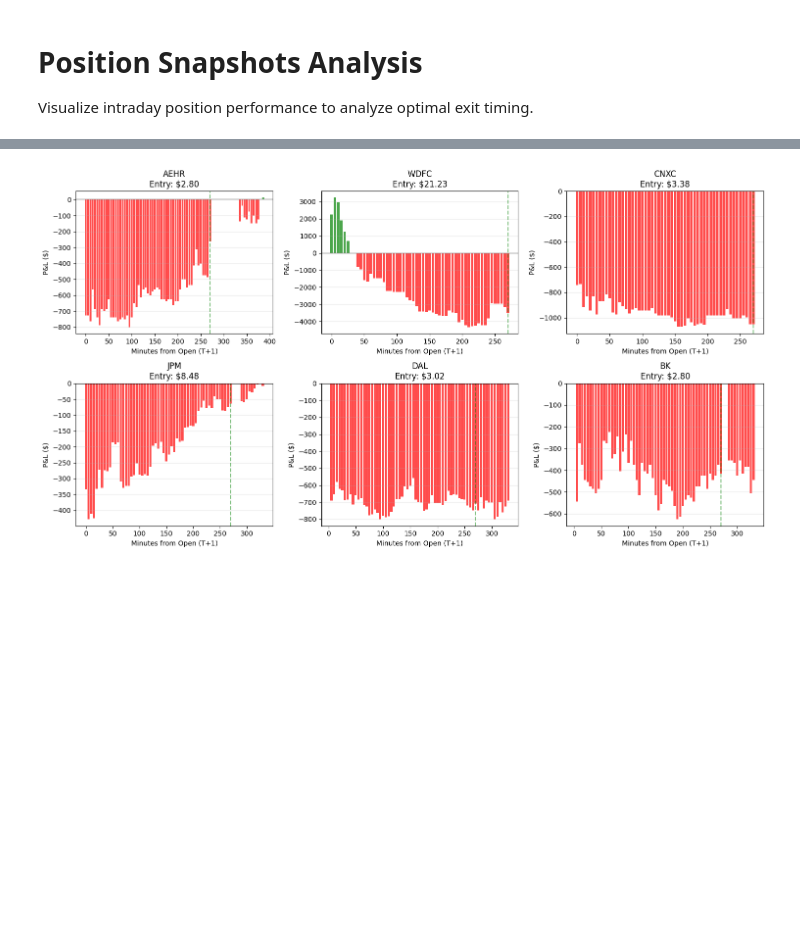
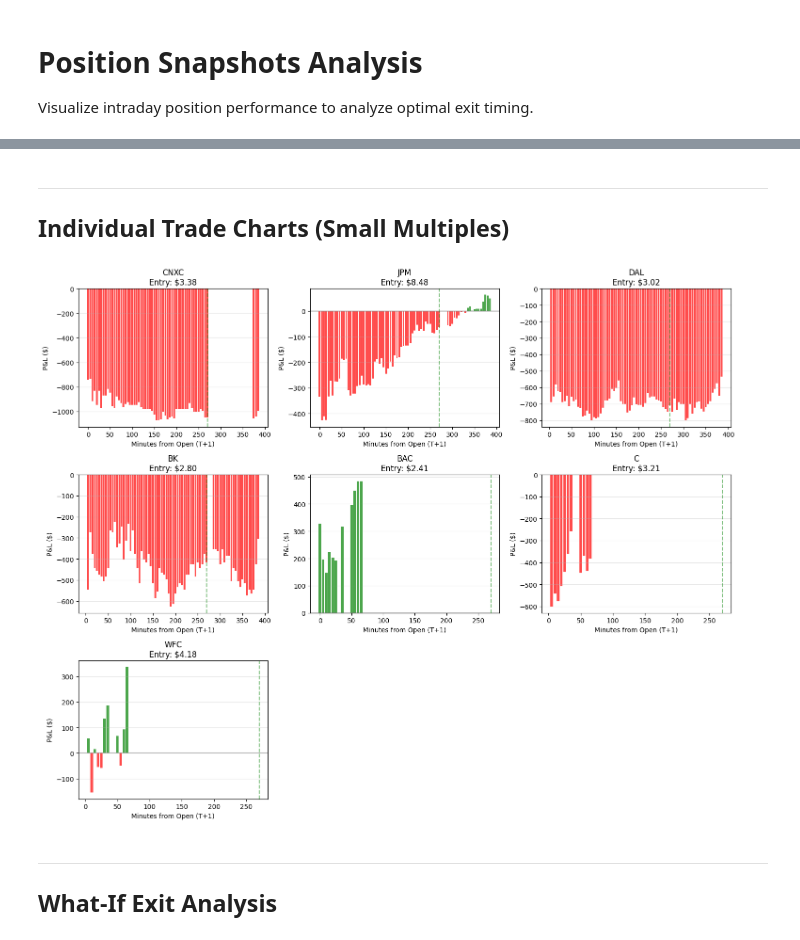
Before and after one commit to B3AU/yamm, a Jupyter notebook: notebooks/position_snapshots.ipynb, the cells around one changed output, grey strips where cells are left out. Cells and saved outputs as stored; diff of their text form; code cells hidden in the pictures; blank space fills up the shorter version.

```diff
--- a/notebooks/position_snapshots.ipynb
+++ b/notebooks/position_snapshots.ipynb
@@ -82,0 +75,18 @@ Time range: 0 to 385 min from open
+# %%
+# Apply date filter if configured
+if LAST_N_DAYS is not None:
+    cutoff_date = (datetime.now(ET) - timedelta(days=LAST_N_DAYS)).date()
+    df_filtered = df[df['snap_date'] >= cutoff_date]
+    n_filtered_trades = df_filtered['trade_id'].nunique()
+    n_total_trades = df['trade_id'].nunique()
+    print(f"Filtered to last {LAST_N_DAYS} days: {n_filtered_trades} trades (of {n_total_trades} total)")
+    df = df_filtered
+else:
+    print("Showing all trades (no date filter)")
+
+# Get unique exit dates for grouping
+exit_dates = sorted(df['snap_date'].unique())
+print(f"\nExit days in dataset: {len(exit_dates)}")
+for d in exit_dates:
+    day_trades = df[df['snap_date'] == d]['ticker'].unique()
+    print(f"  {d}: {', '.join(day_trades)}")
@@ -240,39 +341,46 @@ min_bucket_30
   330 min = 15:00
   390 min = 16:00 (close)
+# %% [markdown]
+---
+## Individual Trade Charts (Small Multiples)
 # %%
 # Individual trade curves on T+1
-n_trades = df['trade_id'].nunique()
-ncols = min(3, n_trades)
-nrows = (n_trades + ncols - 1) // ncols
-fig, axes = plt.subplots(nrows, ncols, figsize=(5*ncols, 4*nrows))
-axes = np.array(axes).flatten() if n_trades > 1 else [axes]
+if len(df) > 0:
+    n_trades = df['trade_id'].nunique()
+    ncols = min(3, n_trades)
+    nrows = (n_trades + ncols - 1) // ncols
+    fig, axes = plt.subplots(nrows, ncols, figsize=(5*ncols, 4*nrows))
+    axes = np.array(axes).flatten() if n_trades > 1 else [axes]
 
-for i, trade_id in enumerate(df['trade_id'].unique()):
-    trade_df = df[df['trade_id'] == trade_id].copy()
-    ticker = trade_df['ticker'].iloc[0]
+    for i, trade_id in enumerate(df['trade_id'].unique()):
+        trade_df = df[df['trade_id'] == trade_id].copy()
+        ticker = trade_df['ticker'].iloc[0]
 
-    ax = axes[i]
+        ax = axes[i]
 
-    # Plot P&L with color based on value
-    colors = ['green' if x >= 0 else 'red' for x in trade_df['unrealized_pnl']]
-    ax.bar(trade_df['exit_day_min'], trade_df['unrealized_pnl'],
-           color=colors, alpha=0.7, width=4)
+        # Plot P&L with color based on value
+        colors = ['green' if x >= 0 else 'red' for x in trade_df['unrealized_pnl']]
+        ax.bar(trade_df['exit_day_min'], trade_df['unrealized_pnl'],
+               color=colors, alpha=0.7, width=4)
 
-    ax.axhline(y=0, color='gray', linestyle='-', alpha=0.5)
-    ax.axvline(x=270, color='green', linestyle='--', alpha=0.5, label='Exit (14:00)')
-    ax.set_xlabel('Minutes from Open (T+1)')
-    ax.set_ylabel('P&L ($)')
-    ax.set_title(f'{ticker}\nEntry: ${trade_df["straddle_mid"].iloc[0]:.2f}')
-    ax.grid(True, alpha=0.3, axis='y')
+        ax.axhline(y=0, color='gray', linestyle='-', alpha=0.5)
+        ax.axvline(x=270, color='green', linestyle='--', alpha=0.5, label='Exit (14:00)')
+        ax.set_xlabel('Minutes from Open (T+1)')
+        ax.set_ylabel('P&L ($)')
+        ax.set_title(f'{ticker}\nEntry: ${trade_df["straddle_mid"].iloc[0]:.2f}')
+        ax.grid(True, alpha=0.3, axis='y')
 
-# Hide unused axes
-for j in range(i + 1, len(axes)):
-    axes[j].set_visible(False)
+    # Hide unused axes
+    for j in range(i + 1, len(axes)):
+        axes[j].set_visible(False)
 
-plt.tight_layout()
-plt.show()
+    plt.tight_layout()
+    plt.show()
 # %% [output]
-[figure, old version]
+[figure, new version]
+# %% [markdown]
+---
+## What-If Exit Analysis
 # %%
 # Load actual exit data for comparison
 conn = sqlite3.connect(DB_PATH)
```
Also changed, not shown: parts of 16 cells of this notebook, 1 other file.
